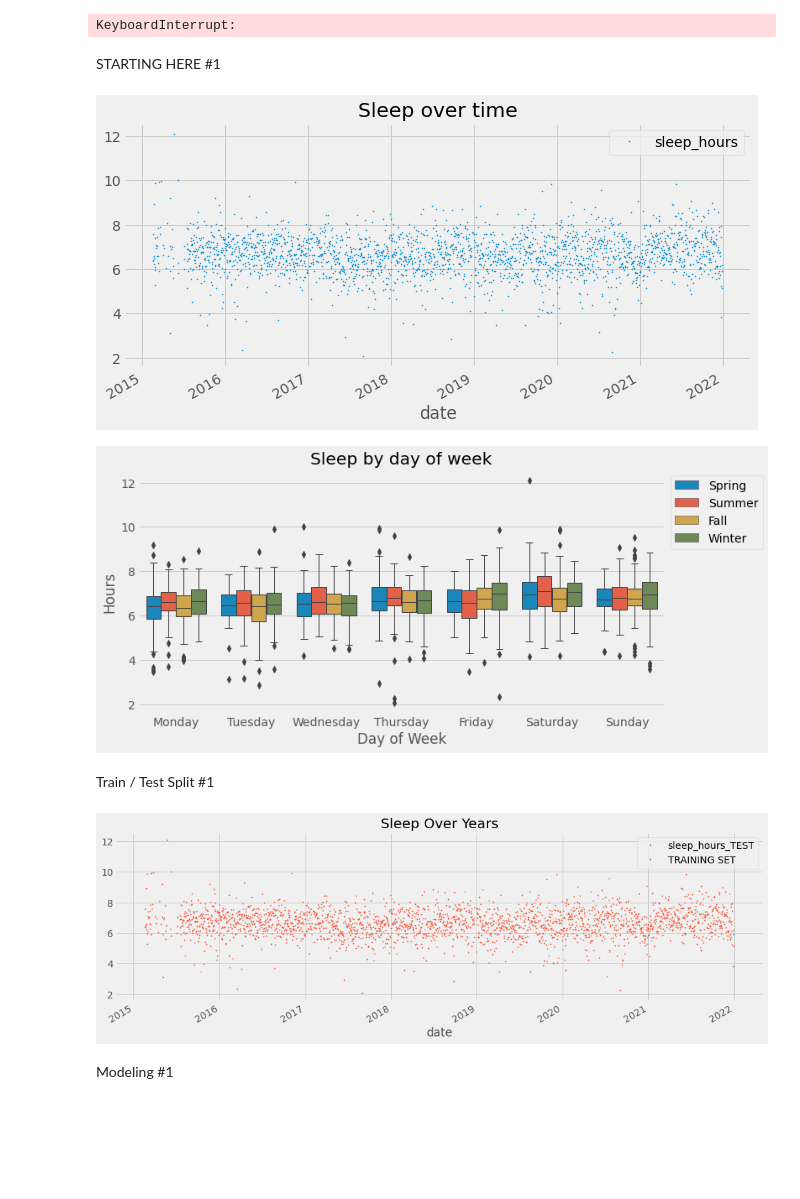
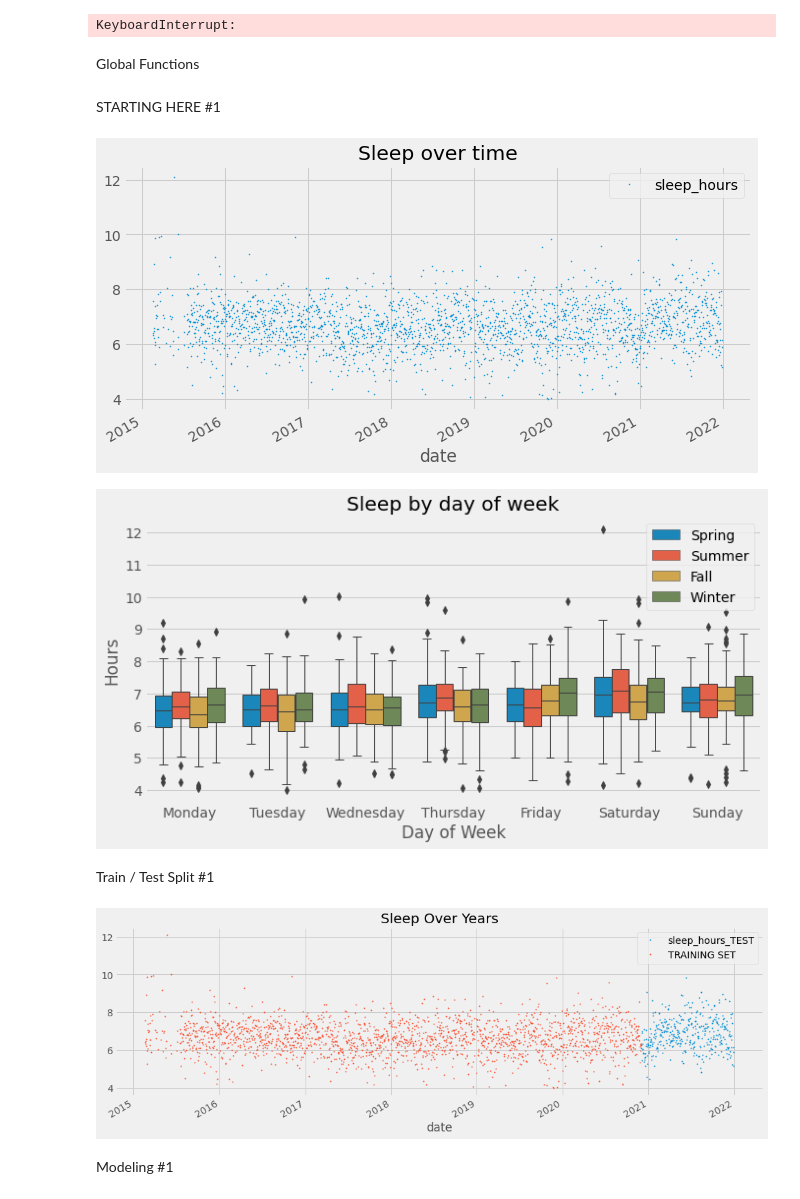
Before and after one commit to patrickmcalinden/kaggle_ml_sleep, a Jupyter notebook: kaggle_ml_sleep.ipynb, the cells around one changed output. Drawn from its saved outputs; the diff is of its cells as text; code cells hidden in the pictures; blank space fills up the shorter version.

Commit message:
updating and adding global funcitons

```diff
--- a/kaggle_ml_sleep.ipynb
+++ b/kaggle_ml_sleep.ipynb
@@ -45,3 +45,5 @@ split_df_by_type_and_save(temp_df, output_dir)
 # heartrate, stepcount are the two files that i may supplement into a model (still dont know what model)
 # %% [output]
 KeyboardInterrupt:
+# %% [markdown]
+Global Functions
@@ -70,7 +84,7 @@ base_df = pd.read_csv(r'C:\Users\paddy\Documents\Kaggle_competition\downloaded_d
 #getting rid of outliers
 pd.to_datetime(base_df.index)
 base_df["sleep_hours"].iloc[833:1090] /= 2
-base_df = base_df[base_df['sleep_hours'] >= 2]
+base_df = base_df[base_df['sleep_hours'] >= 4]
 
 
 base_df.plot(style='.', figsize=(10,5), ms=1, color=color_pal[0],title='Sleep over time', )
@@ -86,40 +100,40 @@ def create_features(df, label=None):
     df['date'] = df.index
     df['hour'] = df['date'].dt.hour
     df['dayofweek'] = df['date'].dt.dayofweek
     df['weekday'] = df['date'].dt.day_name()
     df['weekday'] = df['weekday'].astype(cat_type)
     df['quarter'] = df['date'].dt.quarter
     df['month'] = df['date'].dt.month
     df['year'] = df['date'].dt.year
     df['dayofyear'] = df['date'].dt.dayofyear
     df['dayofmonth'] = df['date'].dt.day
     df['weekofyear'] = df['date'].dt.isocalendar().week
     df['date_offset'] = (df.date.dt.month*100 + df.date.dt.day - 320)%1300
     df['season'] = pd.cut(df['date_offset'], [0, 300, 602, 900, 1300], labels=['Spring', 'Summer', 'Fall', 'Winter'])
     X = df[['hour','dayofweek','quarter','month','year','dayofyear','dayofmonth','weekofyear','weekday','season']]
     if label:
         y = df[label]
         return X, y
     return X
 
 X, y = create_features(base_df, label='sleep_hours')
 features_and_target = pd.concat([X, y], axis=1)
 
 fig, ax = plt.subplots(figsize=(10, 5))
 sns.boxplot(data=features_and_target.dropna(), x='weekday', y='sleep_hours', hue='season', ax=ax, linewidth=1)
 ax.set_title('Sleep by day of week')
 ax.set_xlabel('Day of Week')
 ax.set_ylabel('Hours')
 ax.legend(bbox_to_anchor=(1, 1))
 plt.show()
 # %% [output]
-[figure, old version]
+[figure, new version]
-[figure, old version]
+[figure, new version]
 # %% [markdown]
 Train / Test Split #1
 # %%
 #splitting df into train and test data for model
-split_date = '30-DEC-2021'
+split_date = '01-DEC-2020'
 data_train = base_df.loc[base_df.index <= split_date].copy().add_suffix('_TRAIN')
 data_test = base_df.loc[base_df.index > split_date].copy().add_suffix('_TEST')
 
@@ -129,7 +143,7 @@ data_test.rename(columns={'BASE_DF_TEST': 'TEST SET'}) \
     .plot(figsize=(15, 5), title='Sleep Over Years', style='.', ms=2)
 plt.show()
 # %% [output]
-[figure, old version]
+[figure, new version]
 # %% [markdown]
 Modeling #1
 # %%
```
Also changed, not shown: parts of 11 cells of this notebook.
